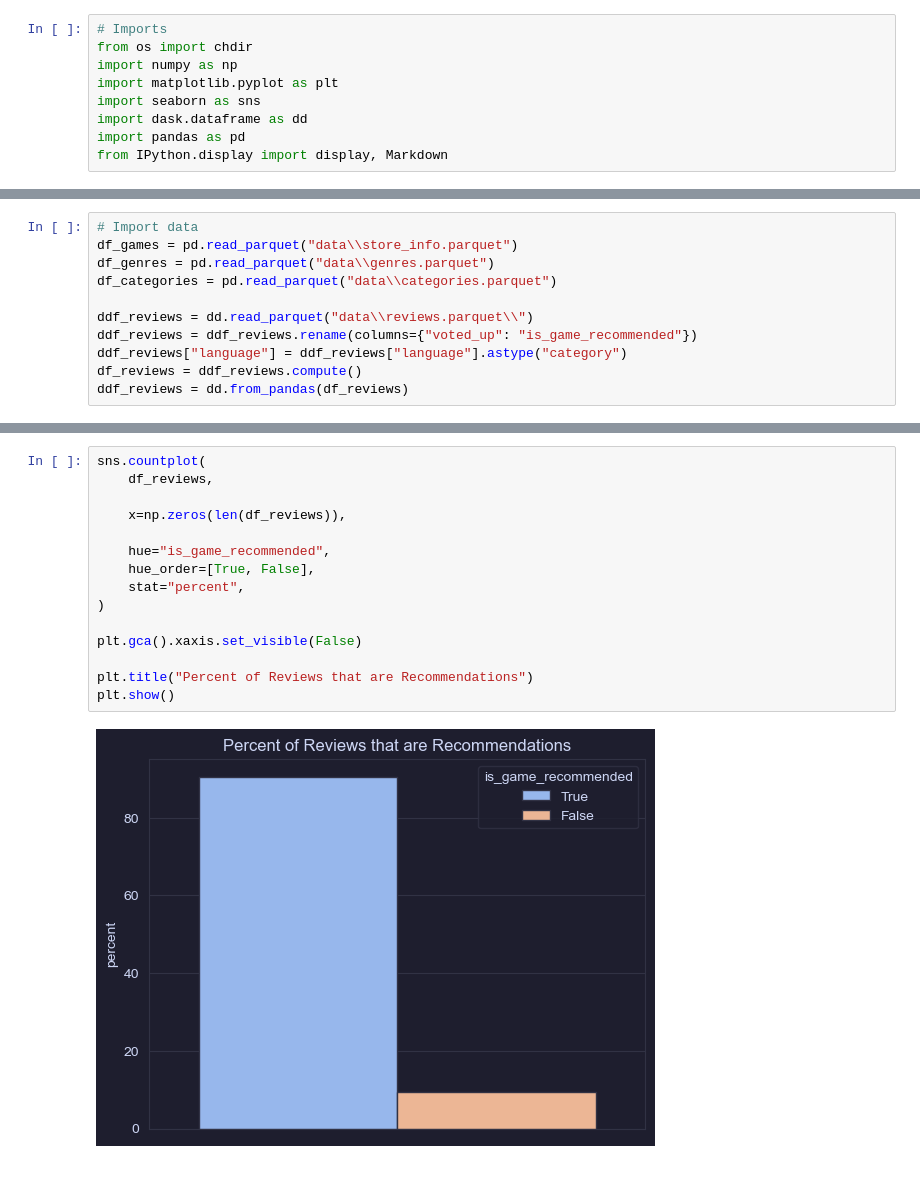
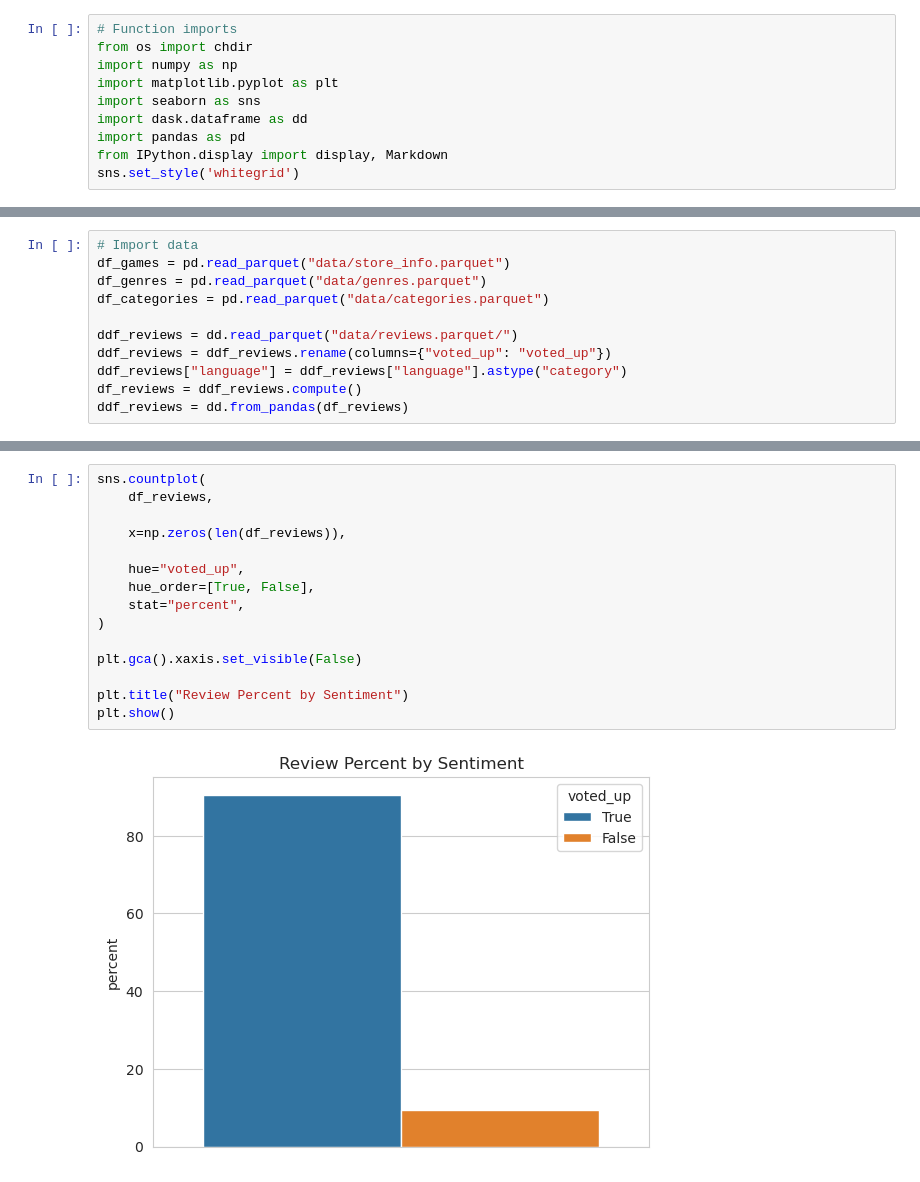
Before and after one commit to zbvc42/steam_recommendation_system, a Jupyter notebook: notebooks/03 - EDA/01 - EDA.ipynb, the cells around one changed output, grey strips where cells are left out. Drawn from its saved outputs; the diff is of its cells as text.

Commit message:
Added notebooks for EDA, clustering, and review classifying.

```diff
--- a/notebooks/03 - EDA/01 - EDA.ipynb
+++ b/notebooks/03 - EDA/01 - EDA.ipynb
@@ -1,5 +7,5 @@
 # %%
-# Imports
+# Function imports
 from os import chdir
 import numpy as np
 import matplotlib.pyplot as plt
@@ -7,3 +13,4 @@ import seaborn as sns
 import dask.dataframe as dd
 import pandas as pd
 from IPython.display import display, Markdown
+sns.set_style('whitegrid')
@@ -13,11 +22,11 @@ chdir("..\\..")
 # %%
 # Import data
-df_games = pd.read_parquet("data\\store_info.parquet")
-df_genres = pd.read_parquet("data\\genres.parquet")
-df_categories = pd.read_parquet("data\\categories.parquet")
+df_games = pd.read_parquet("data/store_info.parquet")
+df_genres = pd.read_parquet("data/genres.parquet")
+df_categories = pd.read_parquet("data/categories.parquet")
 
-ddf_reviews = dd.read_parquet("data\\reviews.parquet\\")
-ddf_reviews = ddf_reviews.rename(columns={"voted_up": "is_game_recommended"})
+ddf_reviews = dd.read_parquet("data/reviews.parquet/")
+ddf_reviews = ddf_reviews.rename(columns={"voted_up": "voted_up"})
 ddf_reviews["language"] = ddf_reviews["language"].astype("category")
 df_reviews = ddf_reviews.compute()
 ddf_reviews = dd.from_pandas(df_reviews)
@@ -47,17 +71,17 @@ plt.show()
 # %%
 sns.countplot(
     df_reviews,
 
     x=np.zeros(len(df_reviews)),
 
-    hue="is_game_recommended",
+    hue="voted_up",
     hue_order=[True, False],
     stat="percent",
 )
 
 plt.gca().xaxis.set_visible(False)
 
-plt.title("Percent of Reviews that are Recommendations")
+plt.title("Review Percent by Sentiment")
 plt.show()
 # %% [output]
-[figure, old version]
+[figure, new version]
```
Also changed, not shown: parts of 86 cells of this notebook, 5 other files.
